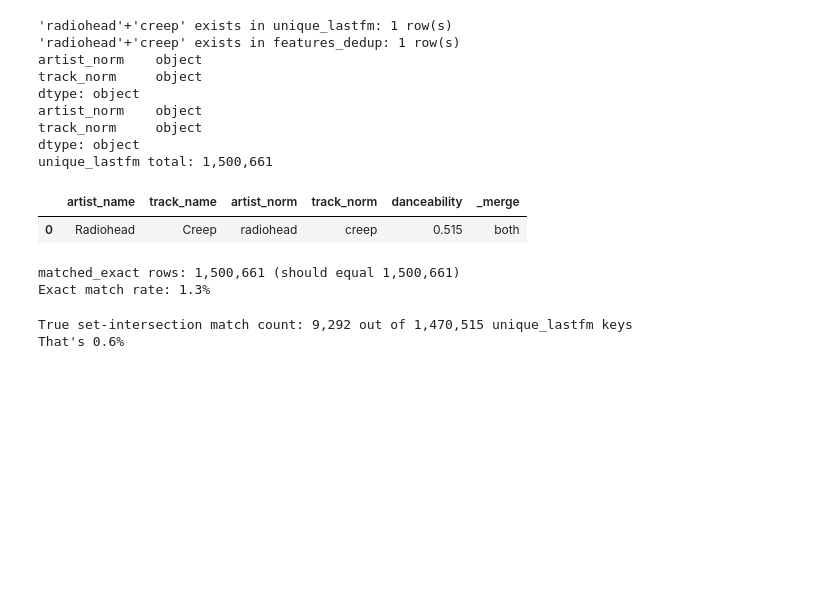
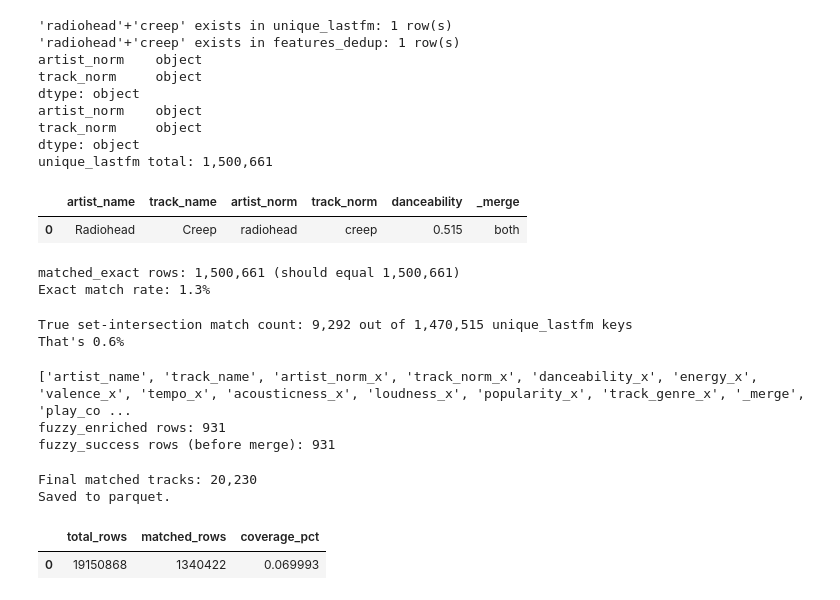
Before and after one commit to aashnology/skip-behavior-analysis, a Jupyter notebook: notebooks/02_sessionize_and_enrich.ipynb, the cells around one changed output. Saved outputs shown, nothing was run; the diff lists cells and outputs as text; code cells hidden in the pictures; blank space fills up the shorter version.

Commit message:
Session 3 complete: fixed duplicate-row bug in feature matching, corrected coverage to verified 7%, dropped fuzzy-matching from final pipeline as scope decision

```diff
--- a/notebooks/02_sessionize_and_enrich.ipynb
+++ b/notebooks/02_sessionize_and_enrich.ipynb
@@ -482,3 +482,49 @@ print(f"That's {len(overlap)/len(lastfm_keys):.1%}")
 # %% [output]
 True set-intersection match count: 9,292 out of 1,470,515 unique_lastfm keys
 That's 0.6%
+# %%
+print(fuzzy_enriched.columns.tolist())
+print(f"fuzzy_enriched rows: {len(fuzzy_enriched):,}")
+print(f"fuzzy_success rows (before merge): {len(fuzzy_success):,}")
+# %% [output]
+['artist_name', 'track_name', 'artist_norm_x', 'track_norm_x', 'danceability_x', 'energy_x', 'valence_x', 'tempo_x', 'acousticness_x', 'loudness_x', 'popularity_x', 'track_genre_x', '_merge', 'play_co ...
+fuzzy_enriched rows: 931
+fuzzy_success rows (before merge): 931
+# %%
+# final enrichment: exact match only. Fuzzy matching was built and tested (see notebook history)
+# but only recovered ~0.4% additional play coverage — not worth the added pipeline complexity,
+# so it's excluded from the final dataset.
+exact_success = matched_exact[matched_exact['_merge'] == 'both'][
+    ['artist_name', 'track_name', 'danceability', 'energy', 'valence',
+     'tempo', 'acousticness', 'loudness', 'popularity', 'track_genre']
+].copy()
+exact_success = exact_success.drop_duplicates(subset=['artist_name', 'track_name'], keep='first')
+exact_success['match_type'] = 'exact'
+
+print(f"Final matched tracks: {len(exact_success):,}")
+
+# join onto the full 19M-row dataset via DuckDB, write straight to parquet
+con.register('exact_success_view', exact_success)
+con.execute("""
+    COPY (
+        SELECT s.*, m.danceability, m.energy, m.valence, m.tempo,
+               m.acousticness, m.loudness, m.popularity, m.track_genre, m.match_type
+        FROM sessionized_view s
+        LEFT JOIN exact_success_view m
+        ON s.artist_name = m.artist_name AND s.track_name = m.track_name
+    ) TO '../data/processed/enriched_events.parquet' (FORMAT PARQUET)
+""")
+print("Saved to parquet.")
+
+# final coverage check
+coverage_check = con.execute("""
+    SELECT COUNT(*) AS total_rows, COUNT(match_type) AS matched_rows
+    FROM read_parquet('../data/processed/enriched_events.parquet')
+""").df()
+coverage_check['coverage_pct'] = coverage_check['matched_rows'] / coverage_check['total_rows']
+coverage_check
+# %% [output]
+Final matched tracks: 20,230
+Saved to parquet.
+|  | total_rows | matched_rows | coverage_pct |
+| 0 | 19150868 | 1340422 | 0.069993 |
```
